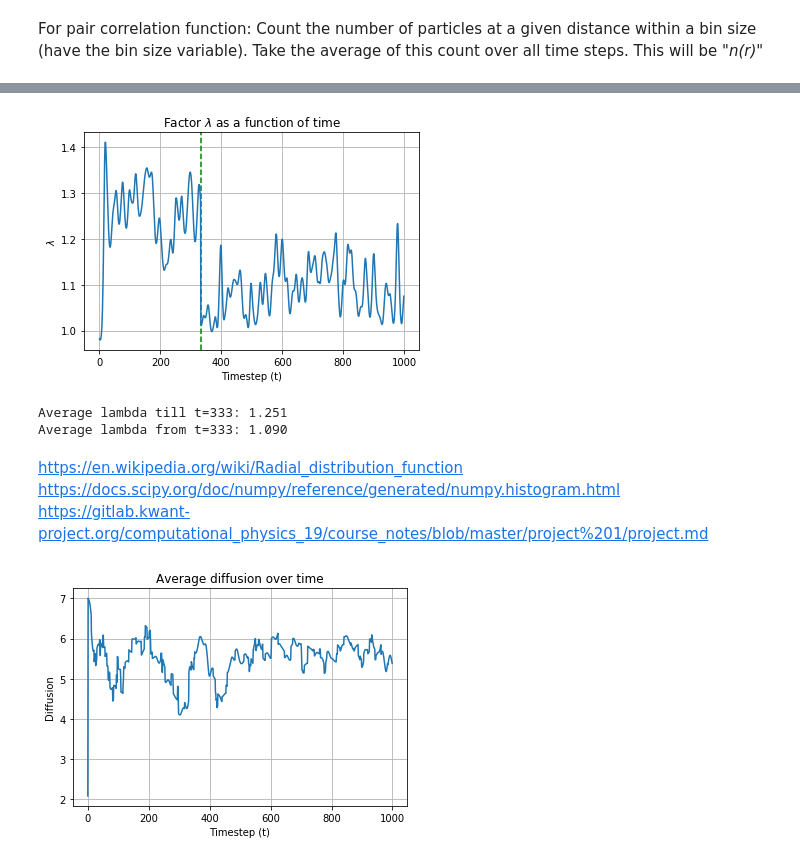
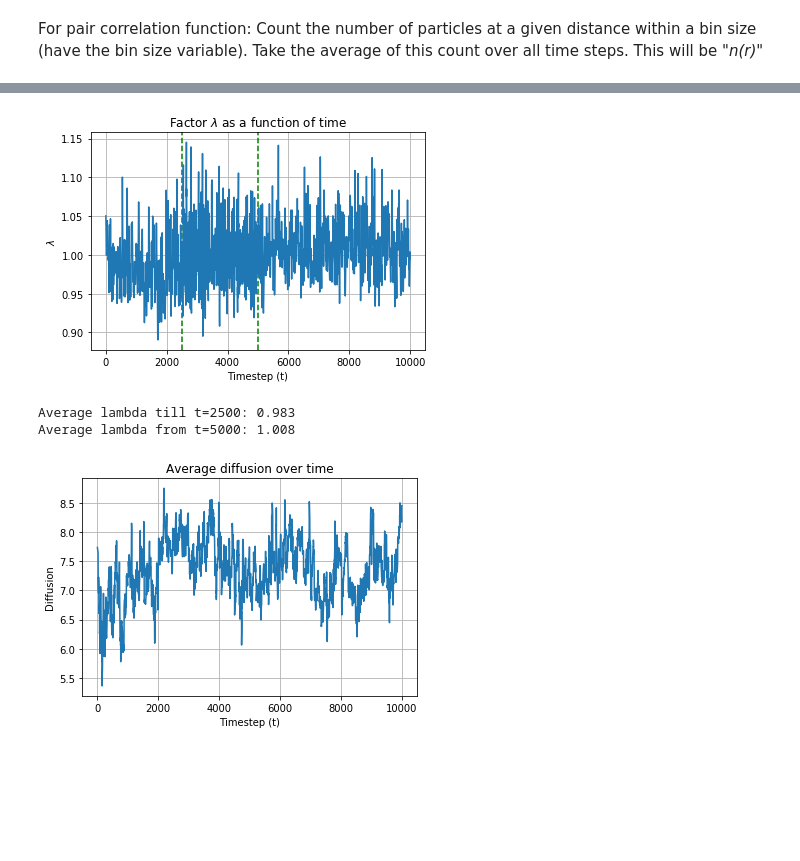
Before and after one commit to Merg3D/computational_physics_2019, a Jupyter notebook: Project1/Argon Project.ipynb, the cells around one changed output, grey strips where cells are left out. Drawn from its saved outputs; the diff is of its cells as text; code cells hidden in the pictures; blank space fills up the shorter version.

Commit message:
Rescale velocities continuously for a certain range of timesteps

```diff
--- a/Project1/Argon Project.ipynb
+++ b/Project1/Argon Project.ipynb
@@ -40,8 +39,8 @@ else:
     rho = 0.5
 # %%
 # Initial conditions
-h = 0.005                                          # time step
-num_time = 1000                                   # number of time steps
+h = 0.004                                          # time step
+num_time = int(40.0 / h)                           # number of time steps
 num_unit_cells_per_dim = 2                         # number of unit cells in each direction
 num_unit_cells = num_unit_cells_per_dim**3         # total number of unit cells
 num_part_per_unit_cell = 4                         # number of particles per unit cell
@@ -56,20 +55,18 @@ state = np.zeros((num_part, num_time, 6))
 E_kin = np.zeros((num_part, num_time))
 E_pot = np.zeros((num_part, num_time))
 E_tot = np.zeros((num_part, num_time))
+
+# save the factor lambda, the forces and distances between particles for each timestep
 lambdas = np.zeros(num_time)
-
-# save distances between reference particle and others for pair correlation function
+forces = np.zeros((num_part, 3))
 distances = np.zeros((num_time, num_part, num_part-1))
 
-# save forces during loops
-forces = np.zeros((num_part, 3))
-
-# calculate the initial coordinates by placing all particles on a fcc lattice
 # the initial velocities of the particles are given by a gaussian ditribution
-particle = 0
 mu = 1
 sigma = np.sqrt(T)
-rescaling_time = int(num_time / 3.0)
+rescaling_time = int(10.0 / h)
+rescaling_interval = 10
+rescaling_end = int(20.0 / h)
 
 # Initial positions for first unit cell
 state[0, 0, :3] = np.array([0.0,     0.0,     0.0])
@@ -77,11 +74,11 @@ state[1, 0, :3] = np.array([0.0,     K / 2.0, K / 2.0])
 state[2, 0, :3] = np.array([K / 2.0, 0.0,     K / 2.0])
 state[3, 0, :3] = np.array([K / 2.0, K / 2.0, 0.0])
 
-# Initial velocity for original unit cell
-# create distribution of e^(-mv^2 / 2k_B * T), where k_B = 1 and m = 1
+# create velocity distribution of e^(-mv^2 / 2k_B * T), where k_B = 1 and m = 1
 velocity_distribution = np.random.normal(mu, sigma, num_part)
+particle = 0
 
-# set initial positions and velocities
+# set the initial coordinates by placing all particles on a fcc lattice
 for x in range(num_unit_cells_per_dim):
     for y in range(num_unit_cells_per_dim):
         for z in range(num_unit_cells_per_dim):
@@ -101,10 +98,10 @@ for p in range(num_part):
     E_tot[p, 0] = E_pot[p, 0] + E_kin[p, 0]
 # %%
 for t in range(1, num_time):
-    if t == rescaling_time:
-        lambda_factor = np.average(lambdas[100:t-1])
+    # rescale at intervals in a certain range of timesteps
+    if t >= rescaling_time and t < rescaling_end and (t - rescaling_time) % rescaling_interval == 0:
+        lambda_factor = np.average(lambdas[t-1-rescaling_interval:t-1])
         state[:, t-1, 3:] = lambda_factor * state[:, t-1, 3:]
-        print('rescaled by a factor of: {:.3f} at t={}'.format(lambda_factor, t))
 
     for p in range(num_part):
         # the distance and force between the two closest particles at t-1
@@ -162,24 +154,21 @@ plt.show()
 # %%
 plt.figure()
 plt.title('Factor $\lambda$ as a function of time')
 plt.axvline(rescaling_time, color='g', ls='--')
+plt.axvline(rescaling_end, color='g', ls='--')
 plt.plot(range(num_time), lambdas)
 plt.xlabel('Timestep (t)')
 plt.ylabel('$\lambda$')
 plt.grid()
 plt.savefig('output/{}/lambda.png'.format(phase))
 plt.show()
 
 print('Average lambda till t={}: {:.3f}'.format(rescaling_time, np.average(lambdas[:rescaling_time])))
-print('Average lambda from t={}: {:.3f}'.format(rescaling_time, np.average(lambdas[rescaling_time:])))
+print('Average lambda from t={}: {:.3f}'.format(rescaling_end, np.average(lambdas[rescaling_end:])))
 # %% [output]
-[figure, old version]
+[figure, new version]
-Average lambda till t=333: 1.251
-Average lambda from t=333: 1.090
+Average lambda till t=2500: 0.983
+Average lambda from t=5000: 1.008
-# %% [markdown]
-https://en.wikipedia.org/wiki/Radial_distribution_function
-https://docs.scipy.org/doc/numpy/reference/generated/numpy.histogram.html
-https://gitlab.kwant-project.org/computational_physics_19/course_notes/blob/master/project%201/project.md
 # %%
 state_copy = state.copy()
 for p in range(num_part):
@@ -189,14 +178,14 @@ diffusion = np.average(func.norm(state_copy ** 2.0, axis=2), axis=0)
 
 plt.figure()
 plt.title('Average diffusion over time')
-plt.plot(range(num_time), diffusion)
+plt.plot(range(1, num_time), diffusion[1:])
 plt.xlabel('Timestep (t)')
 plt.ylabel('Diffusion')
 plt.grid()
 plt.savefig('output/{}/diffusion.png'.format(phase))
 plt.show()
 # %% [output]
-[figure, old version]
+[figure, new version]
 # %%
 # plot the potential, kinetic and total energy
 plt.title('Total energy as function of time')
```
Also changed, not shown: parts of 5 cells of this notebook, 16 other files.
